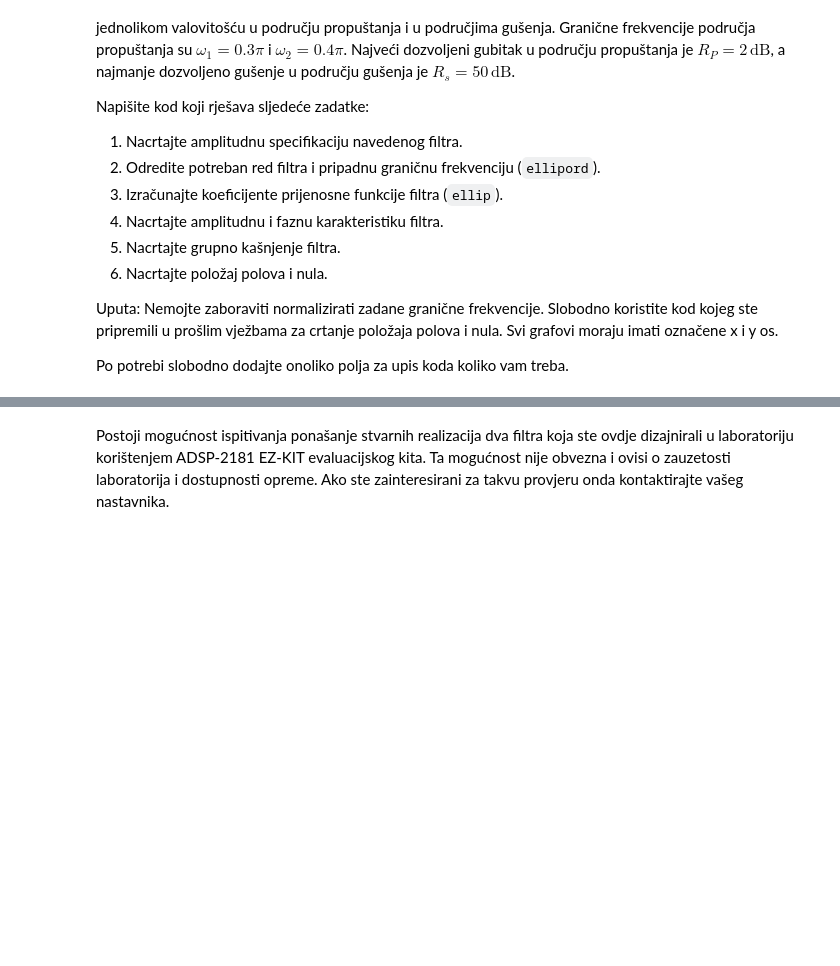
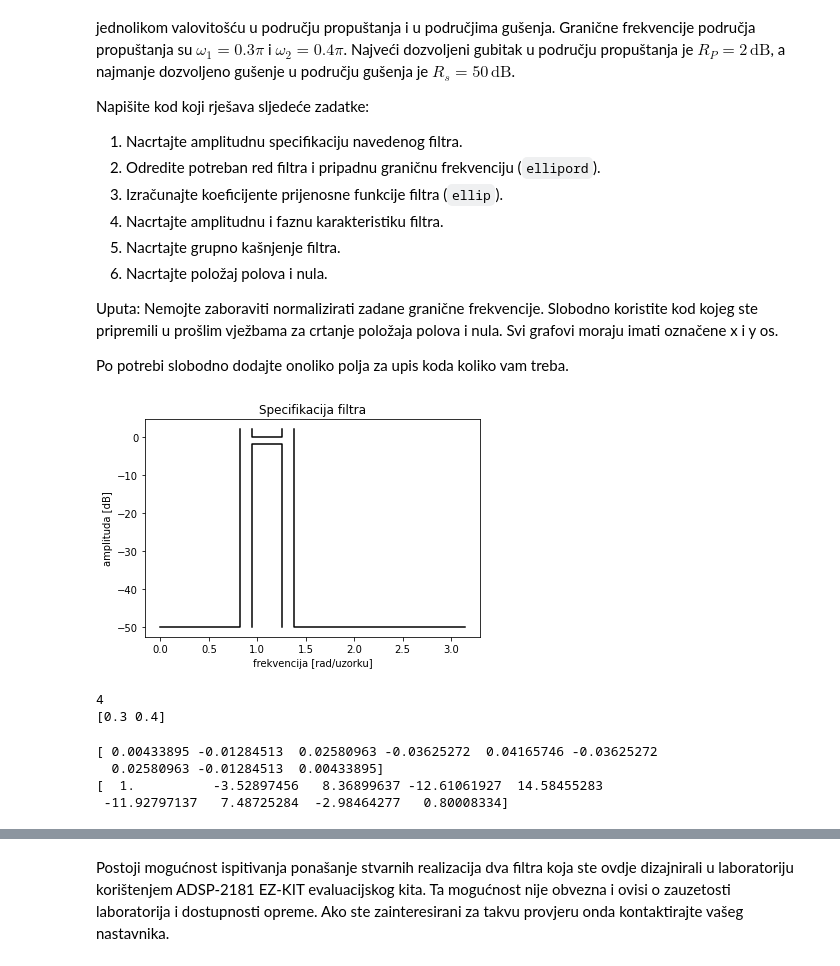
Before and after one commit to sskender/signal-processing, a Jupyter notebook: OOS_2021-2022_Vjezba_5_Dizajn_IIR_filtara.ipynb, the cells around one changed output, grey strips where cells are left out. Cells and saved outputs as stored; diff of their text form; code cells hidden in the pictures; blank space fills up the shorter version.

```diff
--- a/OOS_2021-2022_Vjezba_5_Dizajn_IIR_filtara.ipynb
+++ b/OOS_2021-2022_Vjezba_5_Dizajn_IIR_filtara.ipynb
@@ -474,0 +472,41 @@ Po potrebi slobodno dodajte onoliko polja za upis koda koliko vam treba.
+# %%
+# 1. Nacrtajte amplitudnu specifikaciju navedenog filtra
+Wp = 0.3
+Rp = 2
+wp = Wp-0.04
+
+Ws = 0.4
+Rs = 50
+ws = Ws+0.04
+
+def oos_NP_spec(Wp, Ws, Rp, Rs):
+  plot([0, wp*pi, wp*pi], [-Rs, -Rs, Rp], 'k');
+  plot([Wp*pi, Wp*pi, (Ws)*pi,(Ws)*pi], [Rp, 0, 0,Rp], 'k');
+  plot([Wp*pi, Wp*pi, (Ws)*pi,(Ws)*pi], [-Rs, -Rp, -Rp,-Rs], 'k');
+  plot([ws*pi, ws*pi, pi], [Rp, -Rs, -Rs], 'k');
+
+figure(1);
+oos_NP_spec(Wp, Ws, Rp, Rs);
+title('Specifikacija filtra');
+xlabel('frekvencija [rad/uzorku]');
+ylabel('amplituda [dB]');
+# %% [output]
+[figure, added]
+# %%
+# 2. Odredite potreban red filtra i pripadnu graničnu frekvenciju (ellipord)
+N_e, Wn_e = ellipord([0.3, 0.4], [0.2, 0.5], Rp, Rs);
+print(N_e)
+print(Wn_e)
+# %% [output]
+4
+[0.3 0.4]
+# %%
+# 3. Izračunajte koeficijente prijenosne funkcije filtra (ellip)
+B_e, A_e = ellip(N_e, Rp, Rs, Wn_e, 'bandpass');
+print(B_e)
+print(A_e)
+# %% [output]
+[ 0.00433895 -0.01284513  0.02580963 -0.03625272  0.04165746 -0.03625272
+  0.02580963 -0.01284513  0.00433895]
+[  1.          -3.52897456   8.36899637 -12.61061927  14.58455283
+ -11.92797137   7.48725284  -2.98464277   0.80008334]
```
Also changed, not shown: parts of 6 cells of this notebook.
